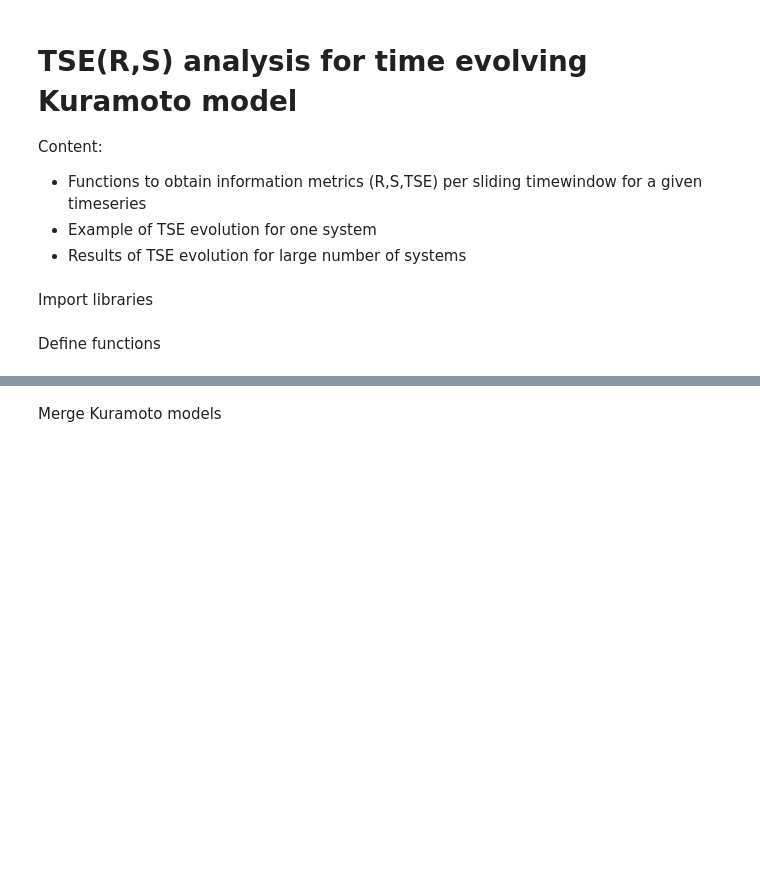
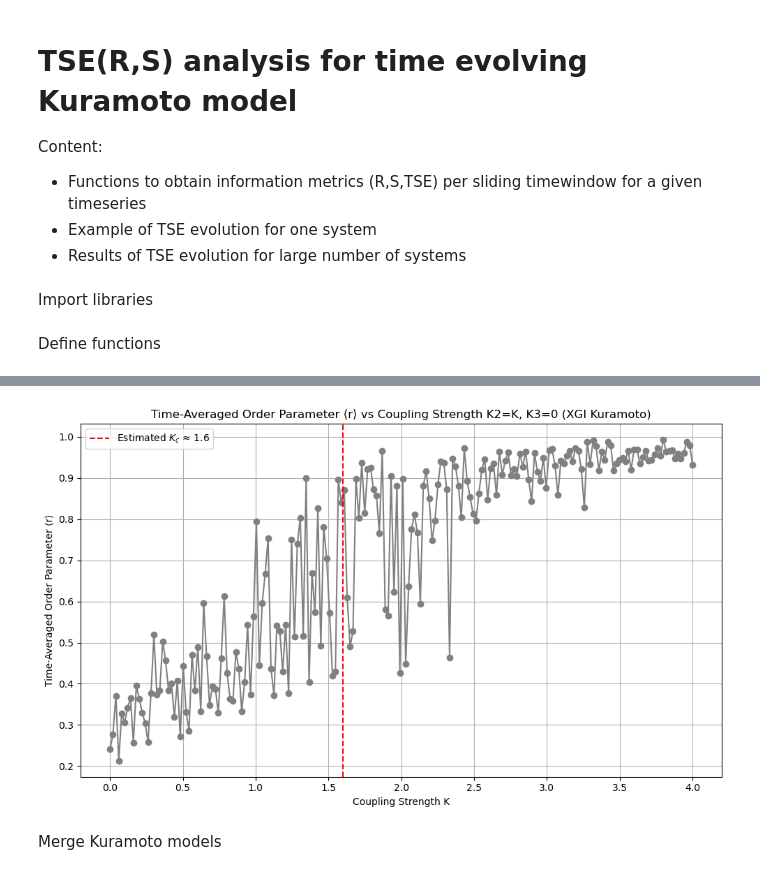
Before and after one commit to cyrilrommens/PhD_1, a Jupyter notebook: TSE_kuramoto.ipynb, the cells around one changed output, grey strips where cells are left out. Cells and saved outputs as stored; diff of their text form; code cells hidden in the pictures; blank space fills up the shorter version.

```diff
--- a/TSE_kuramoto.ipynb
+++ b/TSE_kuramoto.ipynb
@@ -254,3 +591,23 @@ def interactions_values_relative(df_input, window_size=0, window_step=0, dimensi
+# %%
+# Fit a smooth average line using a polynomial (e.g., degree 3)
+coeffs = np.polyfit(K_vals, avg_r_vals, deg=3)
+poly_fit = np.poly1d(coeffs)
+smooth_r_vals = poly_fit(K_vals)
+
+# Plot the result
+plt.figure(figsize=(10, 6))
+plt.plot(K_vals, avg_r_vals, marker='o', color='gray', alpha=1)
+# plt.plot(K_vals, smooth_r_vals, color='red', linewidth=2)
+plt.axvline(x=1.6, linestyle='--', color='red', label='Estimated $K_c$ ≈ 1.6')
+plt.title("Time-Averaged Order Parameter ⟨r⟩ vs Coupling Strength K2=K, K3=0 (XGI Kuramoto)")
+plt.xlabel("Coupling Strength K")
+plt.ylabel("Time-Averaged Order Parameter ⟨r⟩")
+plt.grid(True)
+plt.legend()
+plt.tight_layout()
+plt.show()
+# %% [output]
+[figure, added]
 # %% [markdown]
 Merge Kuramoto models
 # %%
```
Also changed, not shown: parts of 11 cells of this notebook.
